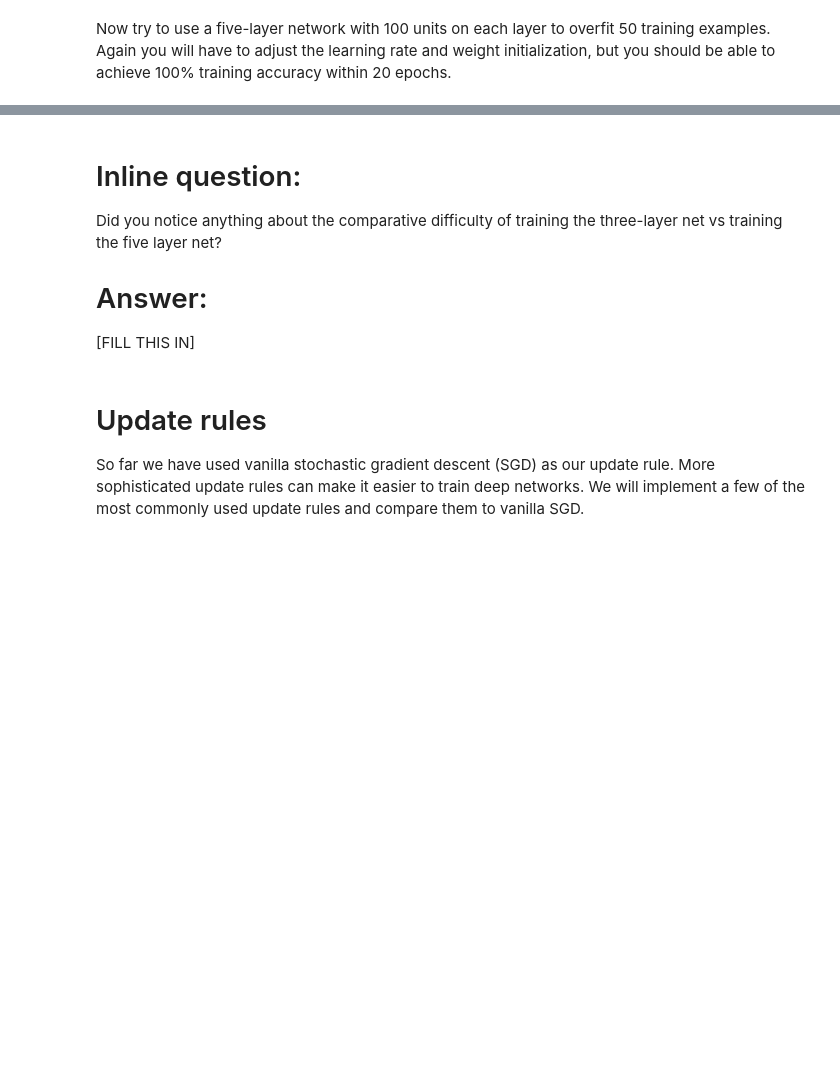
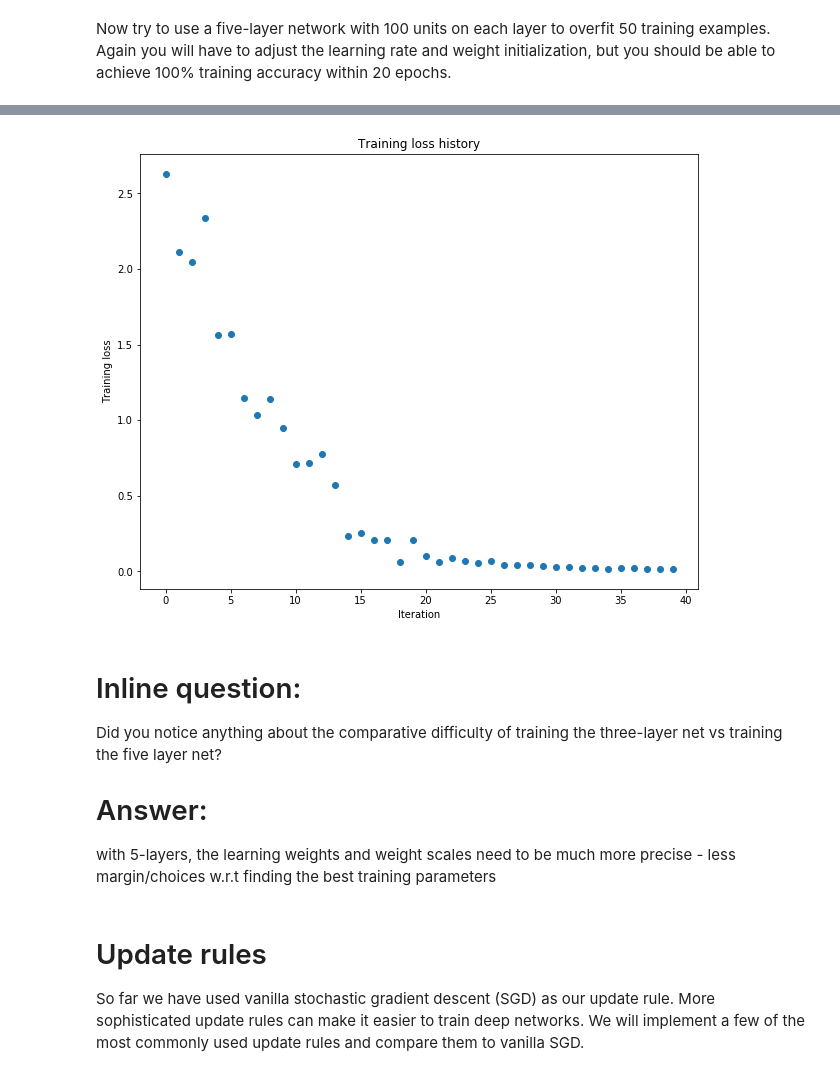
Before and after one commit to rickzglue/cs231n, a Jupyter notebook: assignment2/FullyConnectedNets.ipynb, the cells around one changed output, grey strips where cells are left out. Saved outputs shown, nothing was run; the diff lists cells and outputs as text; code cells hidden in the pictures; blank space fills up the shorter version.

```diff
--- a/assignment2/FullyConnectedNets.ipynb
+++ b/assignment2/FullyConnectedNets.ipynb
@@ -461,8 +504,8 @@ small_data = {
   'y_val': data['y_val'],
 }
 
-learning_rate = 1e-3
-weight_scale = 1e-5
+learning_rate = 2e-2
+weight_scale = 4e-2
 model = FullyConnectedNet([100, 100, 100, 100],
                 weight_scale=weight_scale, dtype=np.float64)
 solver = Solver(model, small_data,
@@ -479,3 +522,4 @@ plt.title('Training loss history')
 plt.xlabel('Iteration')
 plt.ylabel('Training loss')
 plt.show()
+# %% [output]
@@ -482,9 +543,10 @@ plt.show()
+[figure, added]
 # %% [markdown]
 # Inline question:
 Did you notice anything about the comparative difficulty of training the three-layer net vs training the five layer net?
 
 # Answer:
-[FILL THIS IN]
+with 5-layers, the learning weights and weight scales need to be much more precise - less margin/choices w.r.t finding the best training parameters
 # %% [markdown]
 # Update rules
 So far we have used vanilla stochastic gradient descent (SGD) as our update rule. More sophisticated update rules can make it easier to train deep networks. We will implement a few of the most commonly used update rules and compare them to vanilla SGD.
```
Also changed, not shown: parts of 12 cells of this notebook, 2 other files.
